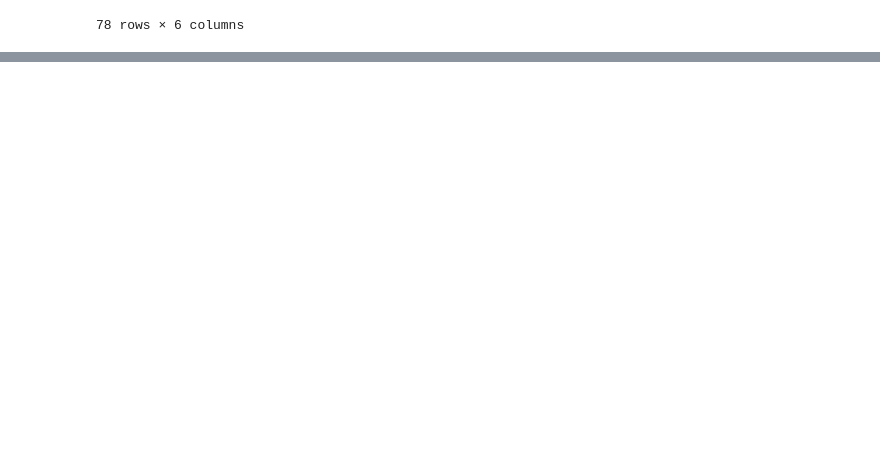
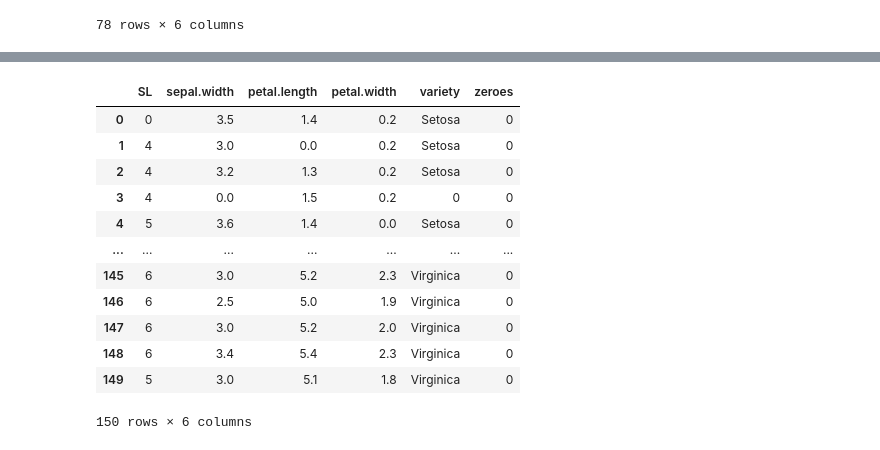
Before and after one commit to Angkita-Bhowmik/Pandas-Library, a Jupyter notebook: Panda.ipynb, the cells around one changed output, grey strips where cells are left out. Saved outputs shown, nothing was run; the diff lists cells and outputs as text; code cells hidden in the pictures; blank space fills up the shorter version.

```diff
--- a/Panda.ipynb
+++ b/Panda.ipynb
@@ -84,0 +271,3 @@ df2
+# %%
+iris2 = pd.read_csv("C:/Users/USER/Downloads/8836201-6f9306ad21398ea43cba4f7d537619d0e07d5ae3/8836201-6f9306ad21398ea43cba4f7d537619d0e07d5ae3/Iris 2.0.csv")
+iris2
@@ -84,0 +370,17 @@ df2
+# %%
+iris2["zeroes"] = [0 for i in range (len(iris2))] #Creating a new column
+iris2
+# %% [output]
+|  | SL | sepal.width | petal.length | petal.width | variety | zeroes |
+| 0 | 0 | 3.5 | 1.4 | 0.2 | Setosa | 0 |
+| 1 | 4 | 3.0 | 0.0 | 0.2 | Setosa | 0 |
+| 2 | 4 | 3.2 | 1.3 | 0.2 | Setosa | 0 |
+| 3 | 4 | 0.0 | 1.5 | 0.2 | 0 | 0 |
+| 4 | 5 | 3.6 | 1.4 | 0.0 | Setosa | 0 |
+| ... | ... | ... | ... | ... | ... | ... |
+| 145 | 6 | 3.0 | 5.2 | 2.3 | Virginica | 0 |
+| 146 | 6 | 2.5 | 5.0 | 1.9 | Virginica | 0 |
+| 147 | 6 | 3.0 | 5.2 | 2.0 | Virginica | 0 |
+| 148 | 6 | 3.4 | 5.4 | 2.3 | Virginica | 0 |
+| 149 | 5 | 3.0 | 5.1 | 1.8 | Virginica | 0 |
+150 rows × 6 columns
```
Also changed, not shown: parts of 28 cells of this notebook, 1 other file.
